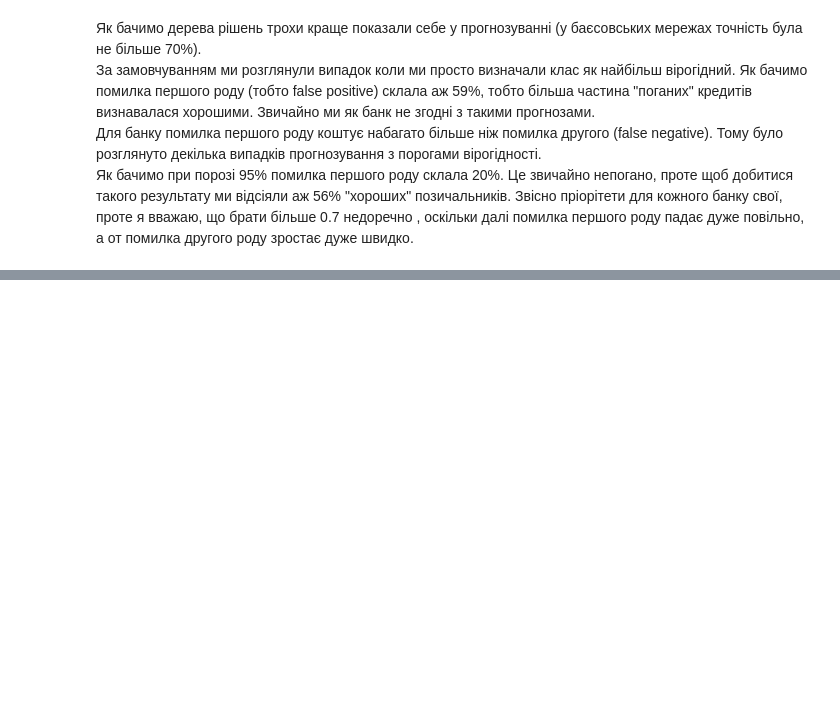
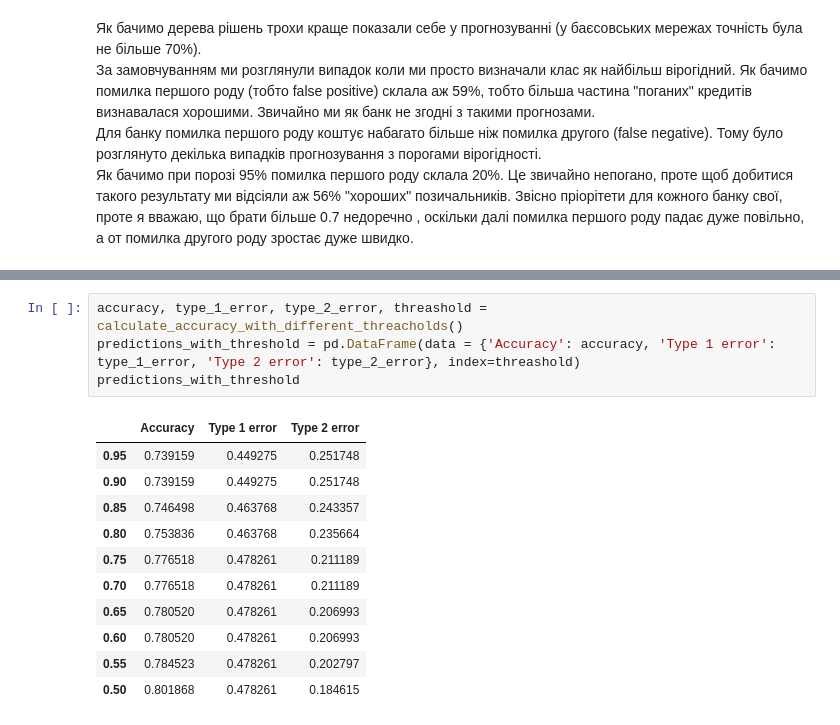
Before and after one commit to trilgar/AFED, a Jupyter notebook: AFED_lab2.ipynb, the cells around one changed output, grey strips where cells are left out. Drawn from its saved outputs; the diff is of its cells as text; blank space fills up the shorter version.

```diff
--- a/AFED_lab2.ipynb
+++ b/AFED_lab2.ipynb
@@ -233,0 +285,16 @@ predictions_with_threshold
+# %%
+accuracy, type_1_error, type_2_error, threashold = calculate_accuracy_with_different_threacholds()
+predictions_with_threshold = pd.DataFrame(data = {'Accuracy': accuracy, 'Type 1 error': type_1_error, 'Type 2 error': type_2_error}, index=threashold)
+predictions_with_threshold
+# %% [output]
+|  | Accuracy | Type 1 error | Type 2 error |
+| 0.95 | 0.739159 | 0.449275 | 0.251748 |
+| 0.90 | 0.739159 | 0.449275 | 0.251748 |
+| 0.85 | 0.746498 | 0.463768 | 0.243357 |
+| 0.80 | 0.753836 | 0.463768 | 0.235664 |
+| 0.75 | 0.776518 | 0.478261 | 0.211189 |
+| 0.70 | 0.776518 | 0.478261 | 0.211189 |
+| 0.65 | 0.780520 | 0.478261 | 0.206993 |
+| 0.60 | 0.780520 | 0.478261 | 0.206993 |
+| 0.55 | 0.784523 | 0.478261 | 0.202797 |
+| 0.50 | 0.801868 | 0.478261 | 0.184615 |
```
Also changed, not shown: parts of 18 cells of this notebook.
